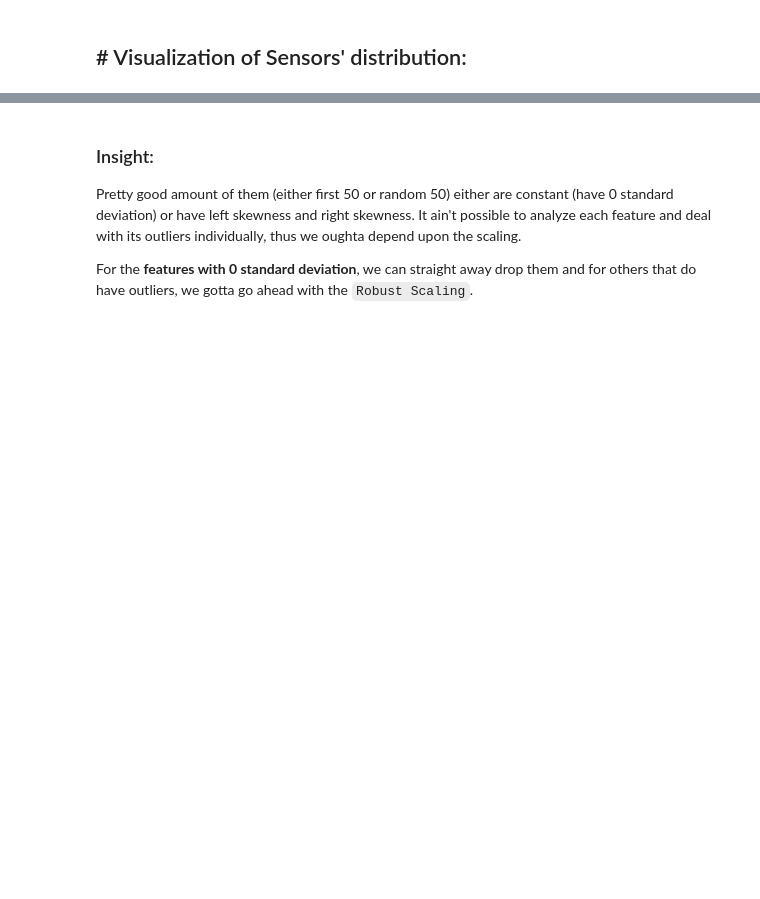
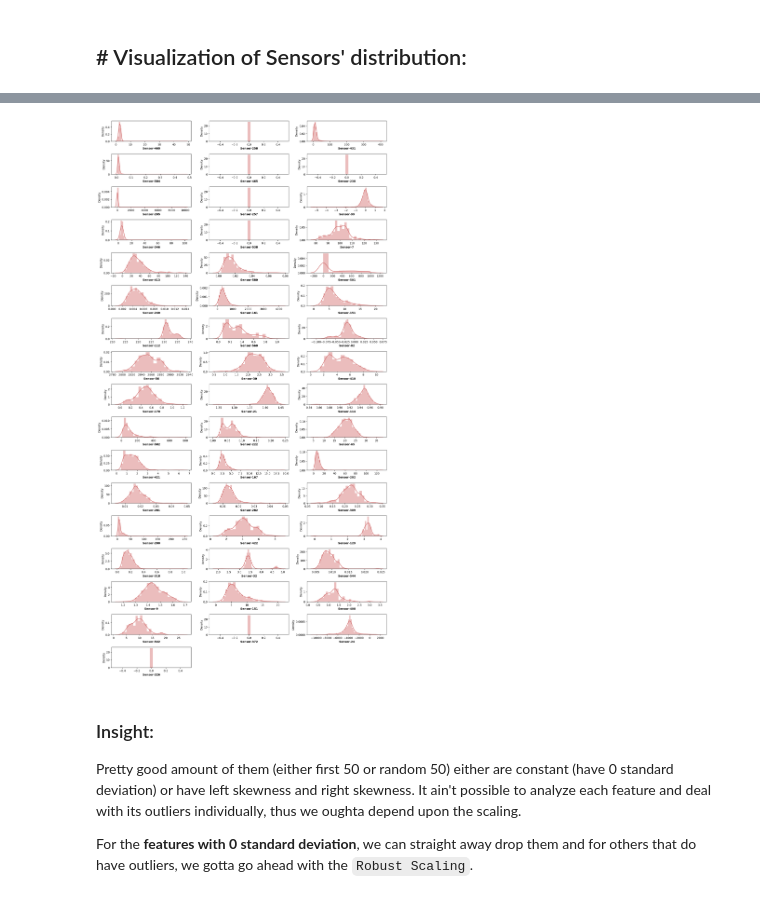
Before and after one commit to suryanshyaknow/faulty-wafer-component-detection, a Jupyter notebook: notebooks/in1__exploratory analysis.ipynb, the cells around one changed output, grey strips where cells are left out. Drawn from its saved outputs; the diff is of its cells as text; code cells hidden in the pictures; blank space fills up the shorter version.

```diff
--- a/notebooks/in1__exploratory analysis.ipynb
+++ b/notebooks/in1__exploratory analysis.ipynb
@@ -132,13 +134,15 @@ We're gonna try all sort of imputation strategies and would choose the one with
 # %%
-## let's now, have a look at the distribution of random 50 sensors
+# let's now, have a look at the distribution of random 50 sensors
 
-# plt.figure(figsize=(15, 100))
+plt.figure(figsize=(15, 100))
 
-# for i, col in enumerate(wafers.columns[random_50_sensors_idx]):
-#     plt.subplot(60, 3, i+1)
-#     sns.distplot(x=wafers[col], color='indianred')
-#     plt.xlabel(col, weight='bold')
-#     plt.tight_layout()
+for i, col in enumerate(wafers.columns[random_50_sensors_idx]):
+    plt.subplot(60, 3, i+1)
+    sns.distplot(x=wafers[col], color='indianred')
+    plt.xlabel(col, weight='bold')
+    plt.tight_layout()
+# %% [output]
+[figure, added]
 # %% [markdown]
 ### Insight:
 
```
Also changed, not shown: parts of 8 cells of this notebook, 1 other file.
